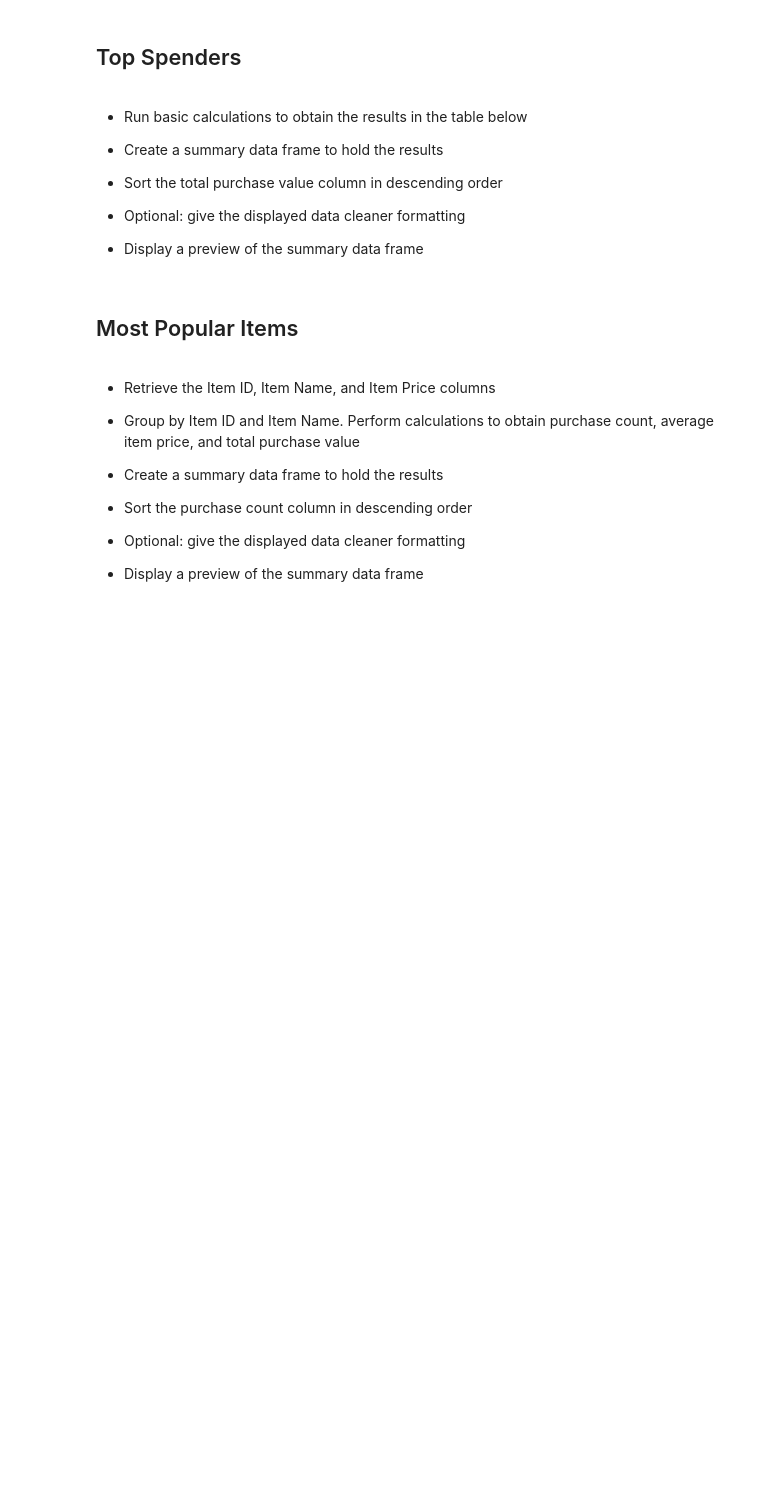
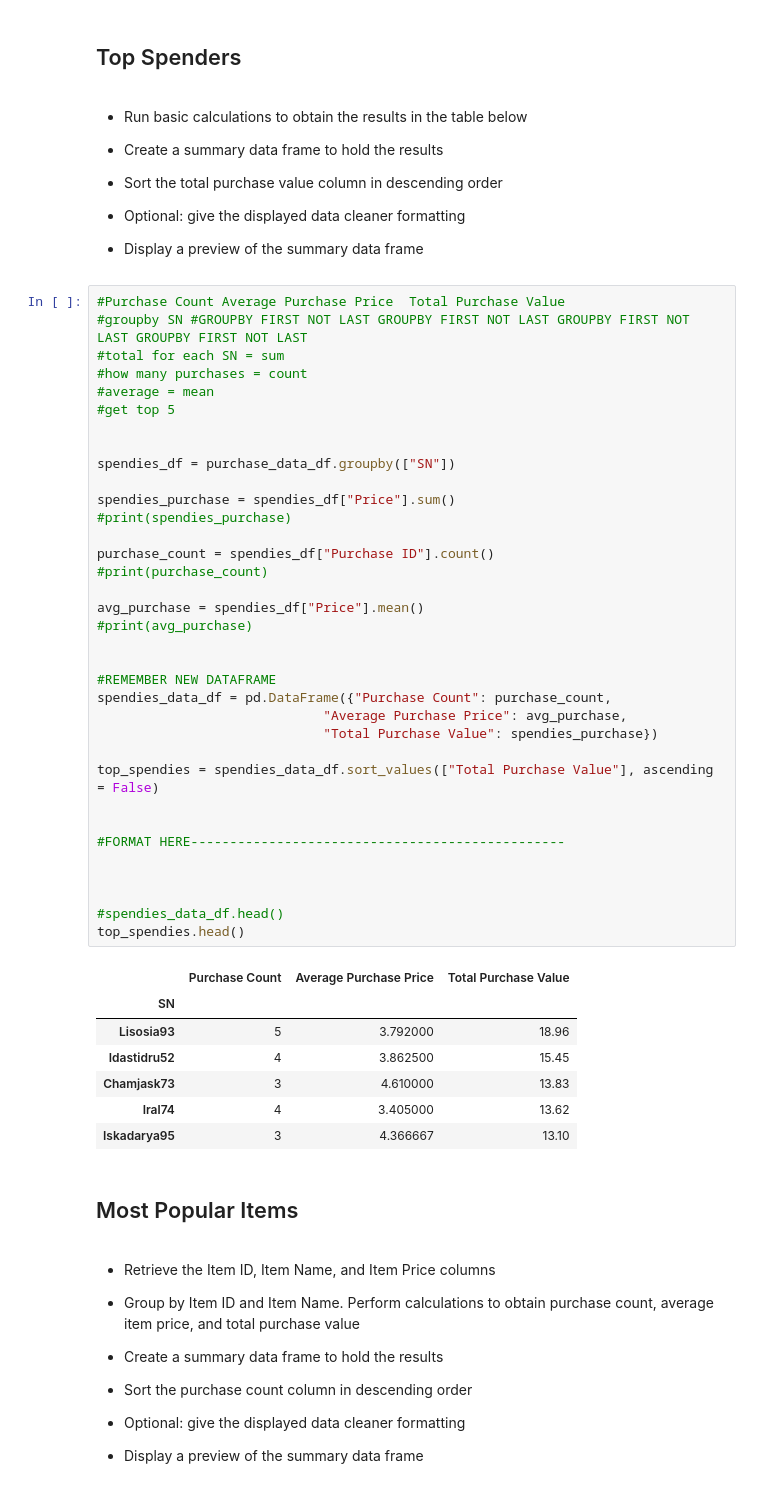
Before and after one commit to CoryOpie/HeroesOfPymoli-Analysis, a Jupyter notebook: HeroesOfPymoli_starter.ipynb, the cells around one changed output. Cells and saved outputs as stored; diff of their text form; blank space fills up the shorter version.

```diff
--- a/HeroesOfPymoli_starter.ipynb
+++ b/HeroesOfPymoli_starter.ipynb
@@ -308,6 +363,49 @@ dtype: float64
 
 
 * Display a preview of the summary data frame
+# %%
+#Purchase Count	Average Purchase Price	Total Purchase Value
+#groupby SN #GROUPBY FIRST NOT LAST GROUPBY FIRST NOT LAST GROUPBY FIRST NOT LAST GROUPBY FIRST NOT LAST
+#total for each SN = sum
+#how many purchases = count
+#average = mean
+#get top 5
+
+
+spendies_df = purchase_data_df.groupby(["SN"])
+
+spendies_purchase = spendies_df["Price"].sum()
+#print(spendies_purchase)
+
+purchase_count = spendies_df["Purchase ID"].count()
+#print(purchase_count)
+
+avg_purchase = spendies_df["Price"].mean()
+#print(avg_purchase)
+
+
+#REMEMBER NEW DATAFRAME
+spendies_data_df = pd.DataFrame({"Purchase Count": purchase_count,
+                             "Average Purchase Price": avg_purchase,
+                             "Total Purchase Value": spendies_purchase})
+
+top_spendies = spendies_data_df.sort_values(["Total Purchase Value"], ascending = False)
+
+
+#FORMAT HERE------------------------------------------------
+
+
+
+#spendies_data_df.head()
+top_spendies.head()
+# %% [output]
+|  | Purchase Count | Average Purchase Price | Total Purchase Value |
+| SN |  |  |  |
+| Lisosia93 | 5 | 3.792000 | 18.96 |
+| Idastidru52 | 4 | 3.862500 | 15.45 |
+| Chamjask73 | 3 | 4.610000 | 13.83 |
+| Iral74 | 4 | 3.405000 | 13.62 |
+| Iskadarya95 | 3 | 4.366667 | 13.10 |
 # %% [markdown]
 ## Most Popular Items
 # %% [markdown]
```
Also changed, not shown: parts of 8 cells of this notebook.
